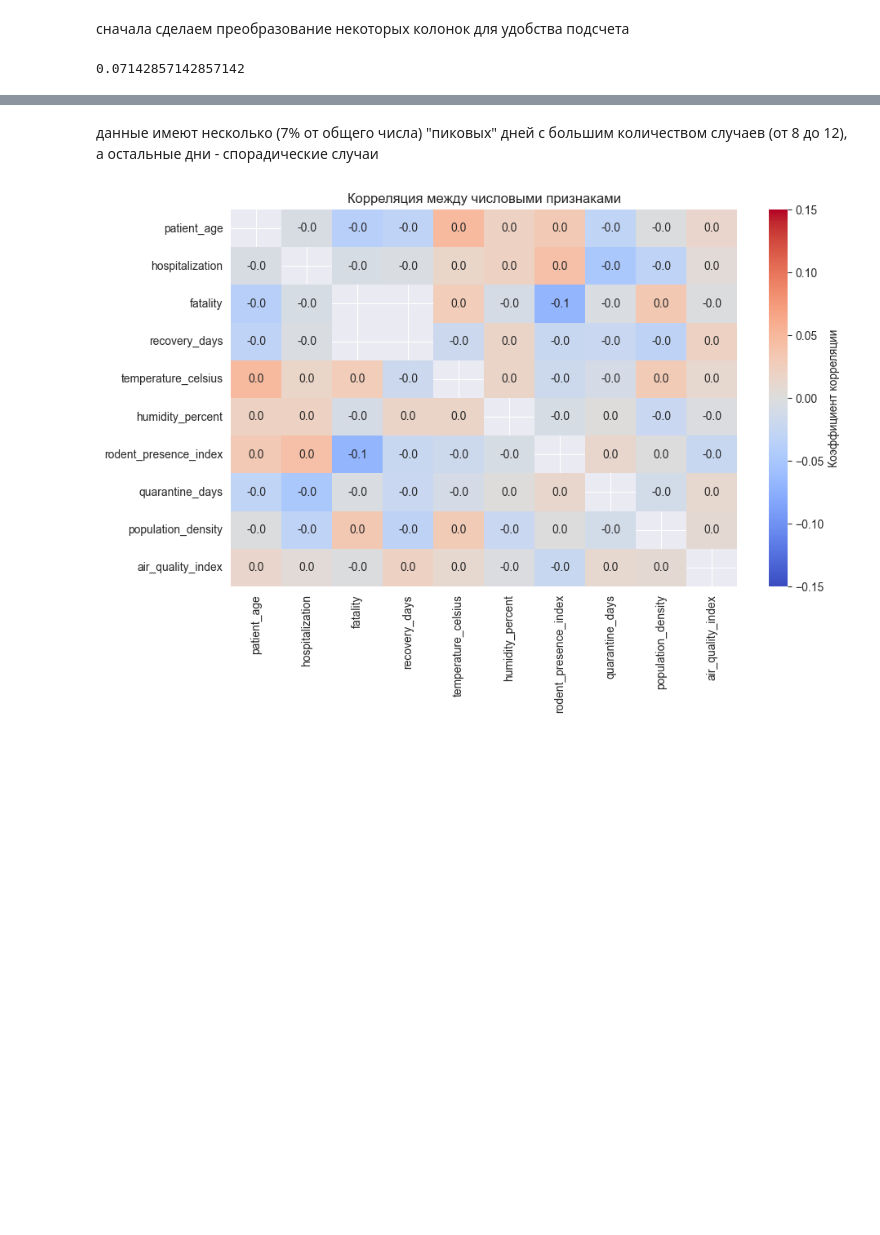
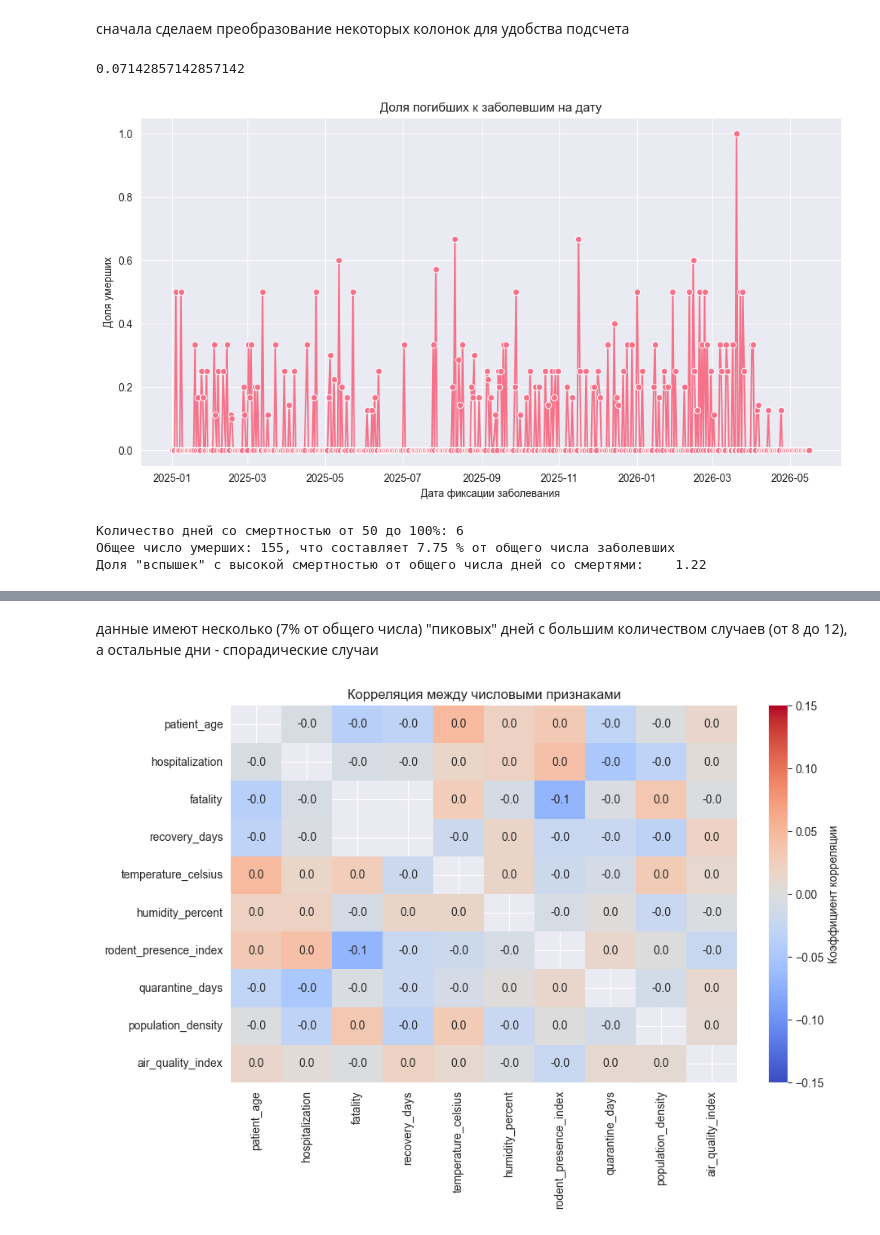
Before and after one commit to MargoUtropova/product_analitics_portfolio, a Jupyter notebook: Hantavirus/notebooks/EDA.ipynb, the cells around one changed output, grey strips where cells are left out. Drawn from its saved outputs; the diff is of its cells as text; code cells hidden in the pictures; blank space fills up the shorter version.

Commit message:
fatality share count

```diff
--- a/Hantavirus/notebooks/EDA.ipynb
+++ b/Hantavirus/notebooks/EDA.ipynb
@@ -76,3 +76,24 @@ df['hospitalization'] = df['hospitalization'].map({'Yes':1, 'No':0}).astype('int
 df['report_date'].value_counts()[df['report_date'].value_counts() >= 8].size / df['report_date'].nunique()
 # %% [output]
 0.07142857142857142
+# %%
+plt.figure(figsize=(12,6))
+sns.lineplot(data=df, x='report_date', y='fatality', errorbar=None, marker='o')
+plt.title('Доля погибших к заболевшим на дату')
+plt.ylabel('Доля умерших')
+plt.xlabel('Дата фиксации заболевания')
+
+plt.show()
+# %% [output]
+[figure, added]
+# %%
+fatality_table = round(pd.crosstab(df['report_date'], df['fatality'], normalize='index')*100,2).sort_values(by=1, ascending=False)
+print(f'Количество дней со смертностью от 50 до 100%: {fatality_table[fatality_table[1] > 50][1].size}') # количество вспышек, когда доля умерших более 50%
+fatality_count = df['fatality'].sum()
+print(f'Общее число умерших: {fatality_count}, что составляет {round(fatality_count/df.shape[0]*100,2)} % от общего числа заболевших')
+print(f'Доля "вспышек" с высокой смертностью от общего числа дней со смертями:\
+    {round(fatality_table[fatality_table[1] > 50][1].size / fatality_table.shape[0]*100,2)}')
+# %% [output]
+Количество дней со смертностью от 50 до 100%: 6
+Общее число умерших: 155, что составляет 7.75 % от общего числа заболевших
+Доля "вспышек" с высокой смертностью от общего числа дней со смертями:    1.22
```
Also changed, not shown: parts of 3 cells of this notebook.
